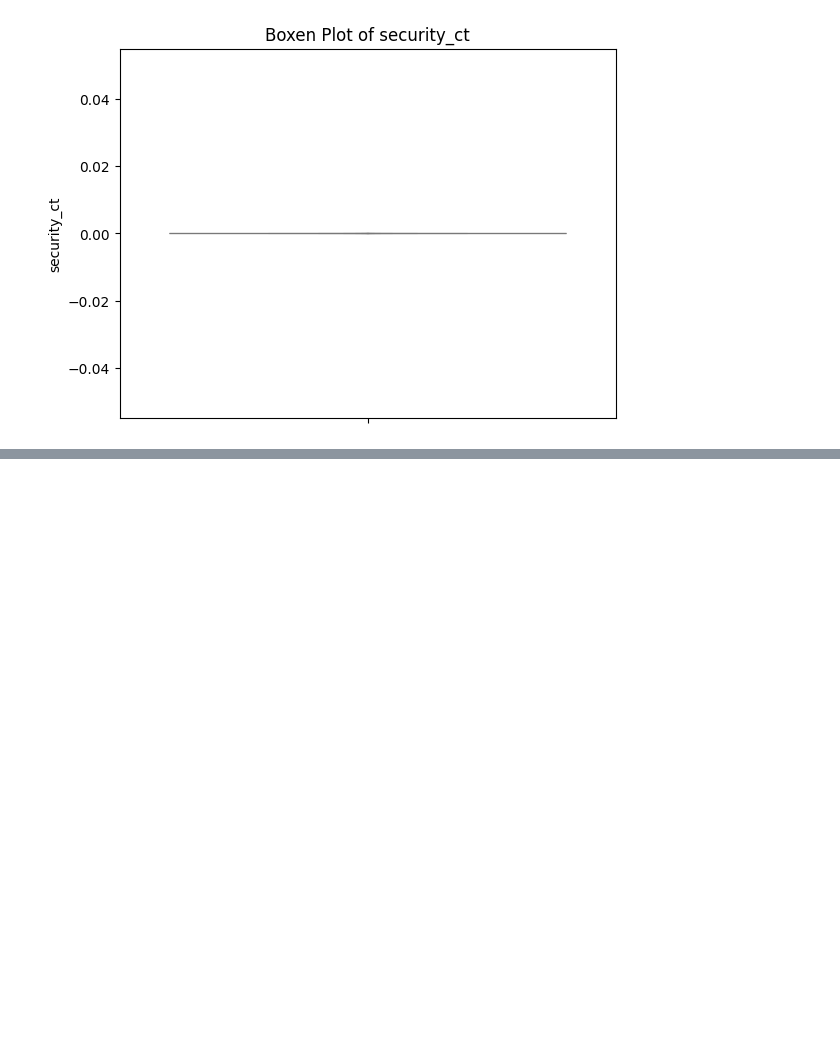
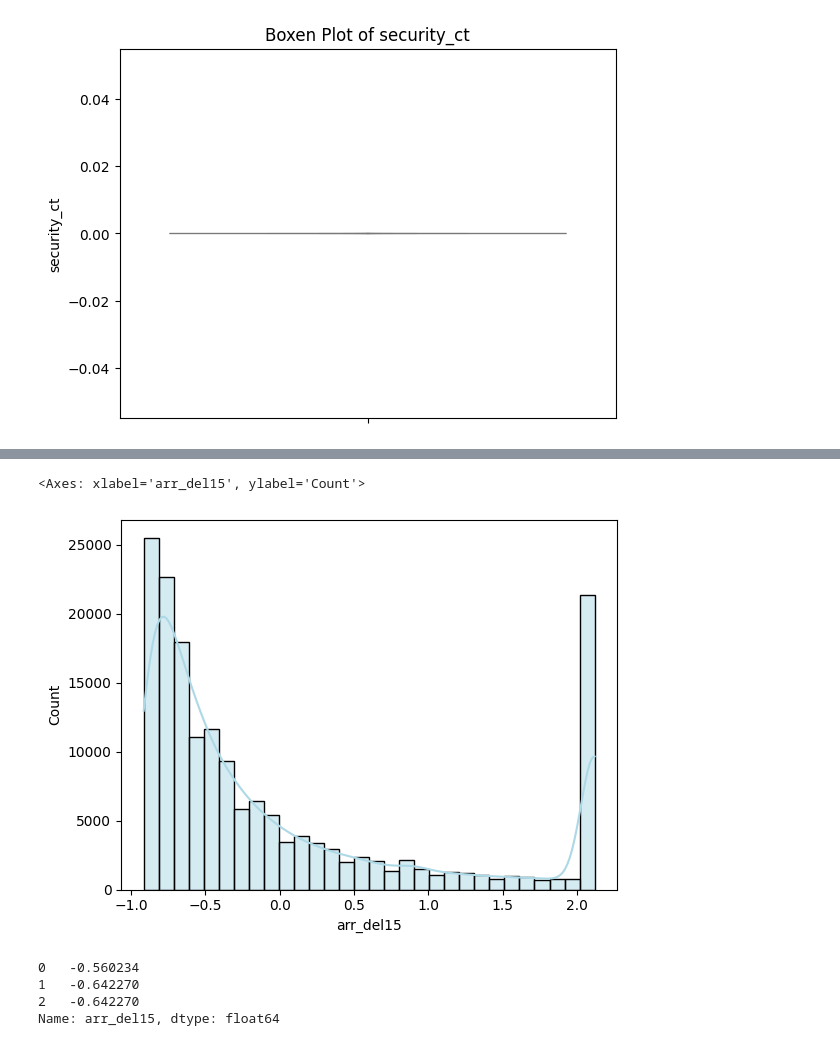
Before and after one commit to CresthaRaman/Flight-Delay, a Jupyter notebook: flight.ipynb, the cells around one changed output, grey strips where cells are left out. Saved outputs shown, nothing was run; the diff lists cells and outputs as text; code cells hidden in the pictures; blank space fills up the shorter version.

```diff
--- a/flight.ipynb
+++ b/flight.ipynb
@@ -204,0 +211,12 @@ sns.histplot(df['year'], kde=True, color='lightblue')
+# %%
+sns.histplot(x=df['arr_del15'], bins=30, kde=True, color='lightblue')
+# %% [output]
+<Axes: xlabel='arr_del15', ylabel='Count'>
+[figure, added]
+# %%
+df['arr_del15'].head(3)
+# %% [output]
+0   -0.560234
+1   -0.642270
+2   -0.642270
+Name: arr_del15, dtype: float64
```
Also changed, not shown: parts of 6 cells of this notebook, 1 other file.
